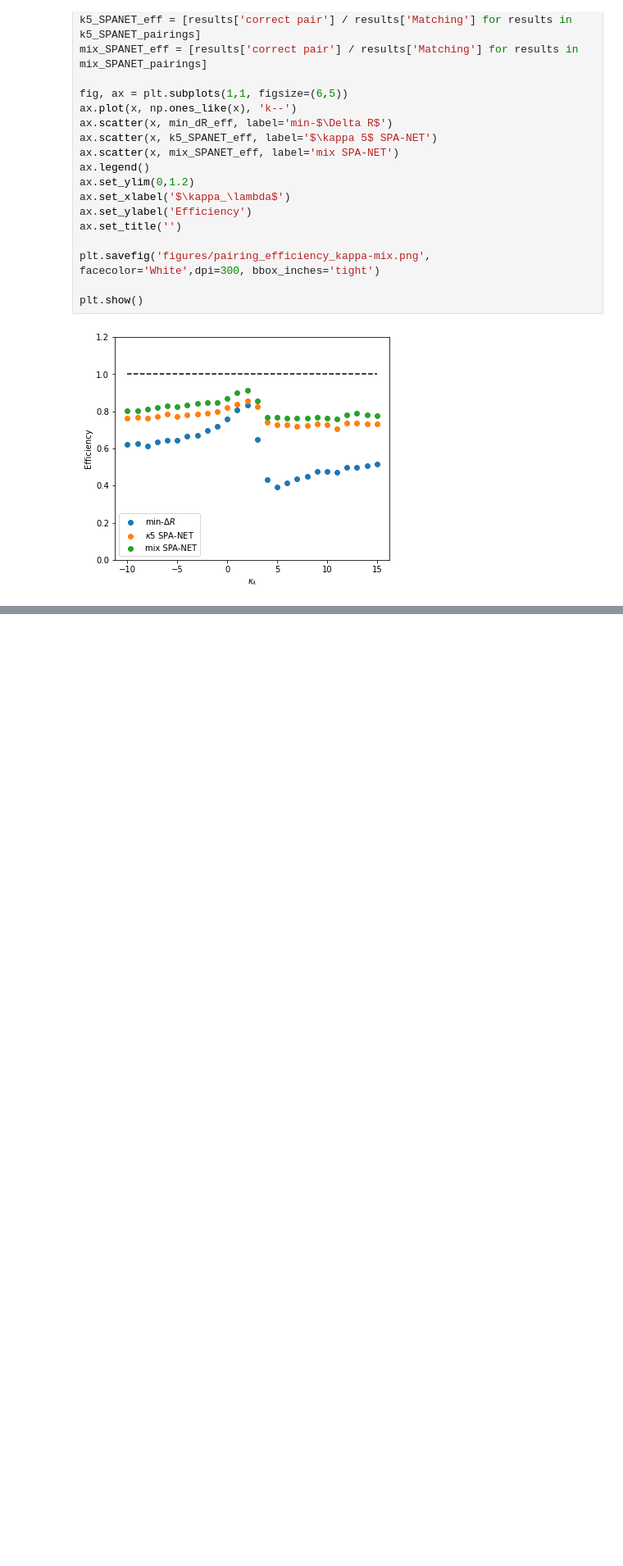
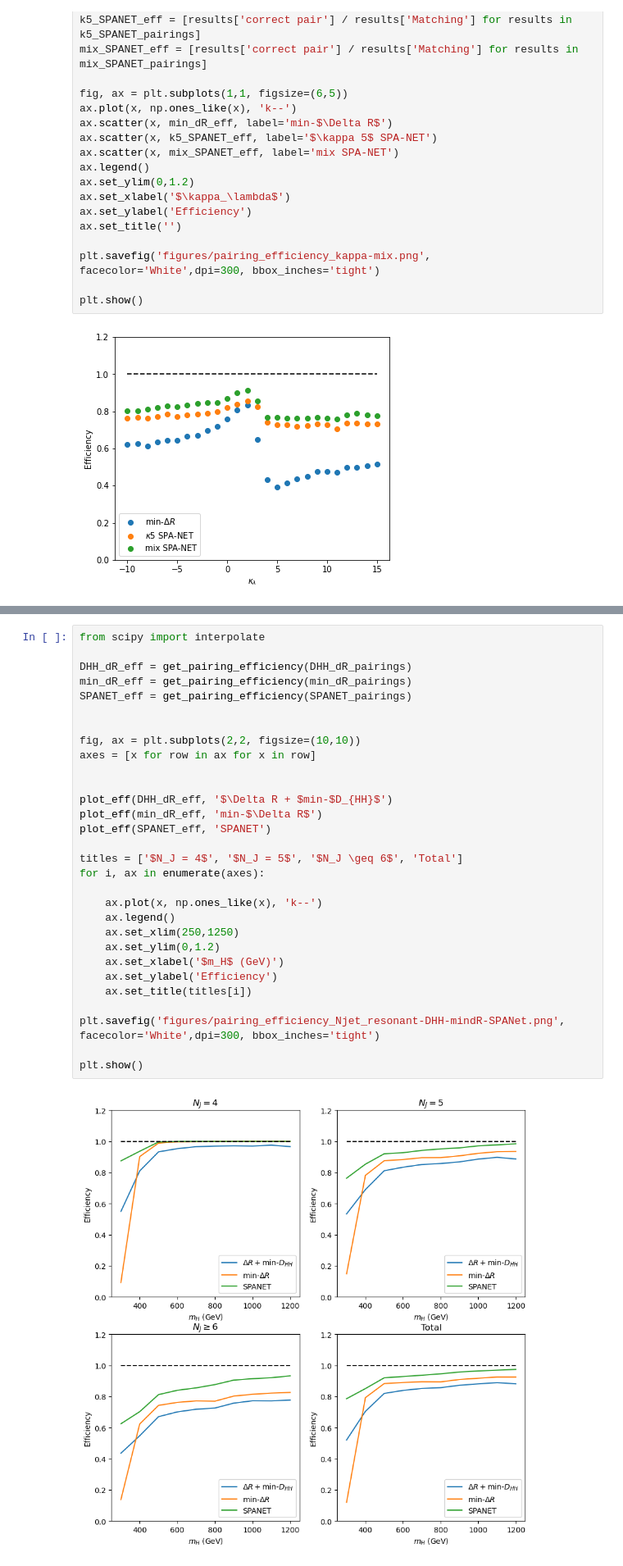
Before and after one commit to r10222035/3-4-Higgs-Collider-Study, a Jupyter notebook: Analysis/Pairing_performance.ipynb, the cells around one changed output, grey strips where cells are left out. Shown: that part at 82% size. Cells and saved outputs as stored; diff of their text form; blank space fills up the shorter version.

```diff
--- a/Analysis/Pairing_performance.ipynb
+++ b/Analysis/Pairing_performance.ipynb
@@ -782,0 +1115,32 @@ plt.show()
+# %%
+from scipy import interpolate
+
+DHH_dR_eff = get_pairing_efficiency(DHH_dR_pairings)
+min_dR_eff = get_pairing_efficiency(min_dR_pairings)
+SPANET_eff = get_pairing_efficiency(SPANET_pairings)
+
+
+fig, ax = plt.subplots(2,2, figsize=(10,10))
+axes = [x for row in ax for x in row]
+
+
+plot_eff(DHH_dR_eff, '$\Delta R + $min-$D_{HH}$')
+plot_eff(min_dR_eff, 'min-$\Delta R$')
+plot_eff(SPANET_eff, 'SPANET')
+
+titles = ['$N_J = 4$', '$N_J = 5$', '$N_J \geq 6$', 'Total']
+for i, ax in enumerate(axes):
+
+    ax.plot(x, np.ones_like(x), 'k--')
+    ax.legend()
+    ax.set_xlim(250,1250)
+    ax.set_ylim(0,1.2)
+    ax.set_xlabel('$m_H$ (GeV)')
+    ax.set_ylabel('Efficiency')
+    ax.set_title(titles[i])
+
+plt.savefig('figures/pairing_efficiency_Njet_resonant-DHH-mindR-SPANet.png', facecolor='White',dpi=300, bbox_inches='tight')
+
+plt.show()
+# %% [output]
+[figure, added]
```
Also changed, not shown: parts of 21 cells of this notebook, 2 other files.
